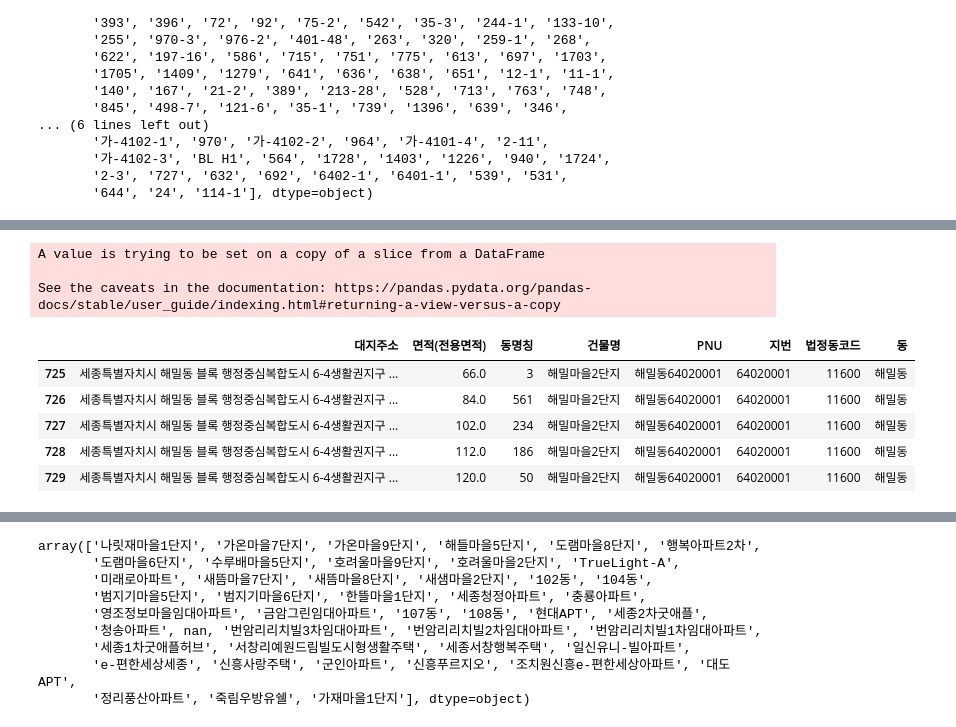
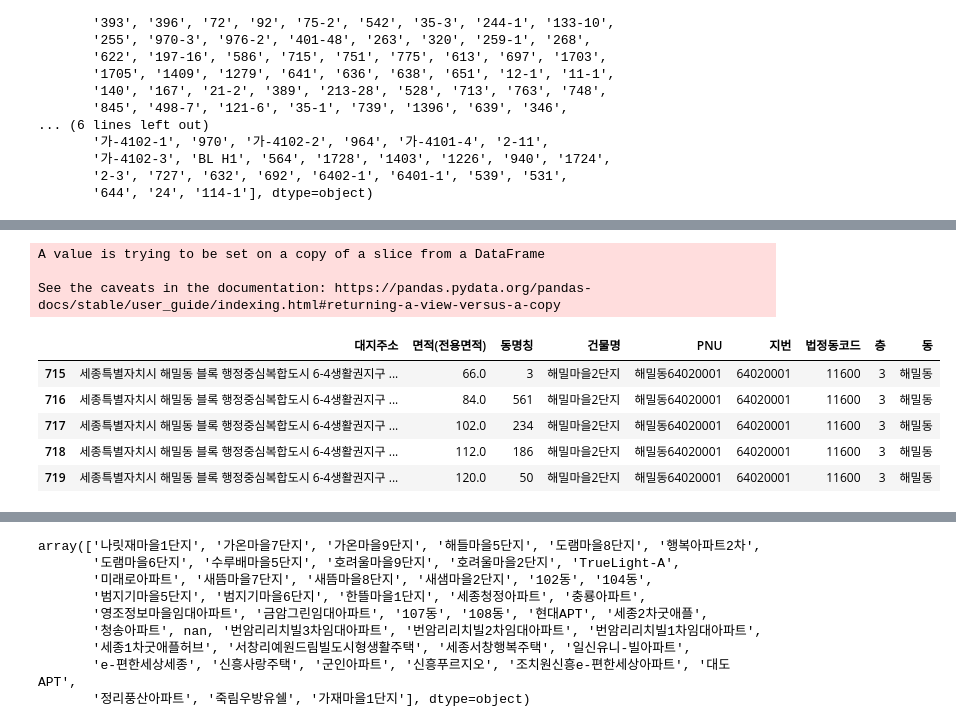
Before and after one commit to metterian/sejong-house-market-analyse, a Jupyter notebook: 전유부_아파트_정리.ipynb, the cells around one changed output, grey strips where cells are left out. Saved outputs shown, nothing was run; the diff lists cells and outputs as text; code cells hidden in the pictures.

```diff
--- a/전유부_아파트_정리.ipynb
+++ b/전유부_아파트_정리.ipynb
@@ -110,4 +119,6 @@ sample.head()
 # %%
-binwidth = 3
-plt.hist(sample['층번호'], bins=np.arange(min(sample['층번호']), max(sample['층번호']) + binwidth, binwidth), density=True, cumulative=True)
+apt_floor = apt_unit.groupby('대지주소').agg({'층번호' : 'max'})
+
+binwidth = 1
+plt.hist(apt_floor['층번호'], bins=np.arange(min(apt_floor['층번호']), max(apt_floor['층번호']) + binwidth, binwidth), density=True, cumulative = True)
 # %% [output]
@@ -120,0 +140,7 @@ plt.hist(sample['층번호'], bins=np.arange(min(sample['층번호']), max(sampl
+# %%
+bins = [0,10,19,29]
+apt_floor_new = apt_floor.reset_index()
+apt_floor_new['층'] = np.digitize(apt_floor_new['층번호'], bins)
+display(apt_floor_new.groupby('층').agg('count'))
+apt_new = pd.merge(apt_unit,apt_floor_new,on='대지주소')
+apt_new.head()
@@ -121,9 +162,10 @@ plt.hist(sample['층번호'], bins=np.arange(min(sample['층번호']), max(sampl
 # %%
 #건물별 면적으로 groupping(1231)
-apt_unit['면적(전용면적)'] = np.trunc(apt_unit['면적(전용면적)']).astype(float)
-apt_group = apt_unit.groupby(['대지주소','면적(전용면적)','호명칭']).agg({'동명칭' : 'count','건물명' : 'first','PNU' : 'first','지번' : 'first','법정동코드' : 'first',})
+apt_new['면적(전용면적)'] = np.trunc(apt_new['면적(전용면적)']).astype(float)
+apt_group = apt_new.groupby(['대지주소','면적(전용면적)']).agg({'동명칭' : 'count','건물명' : 'first','PNU' : 'first','지번' : 'first','법정동코드' : 'first','층' : 'max'})
 apt_group = apt_group.reset_index(level=[0,1])
 apt_group['동'] = apt_group['대지주소'].str.replace('세종특별자치시 ',"")
 apt_group['동'] = apt_group['동'].str.split(' ').str[1]
+
 apt_group.head()
 # %% [output]
@@ -217,7 +259,8 @@ apt_trd['번'] = apt_trd['번'].fillna(0)
 apt_trd['지'] = apt_trd['지'].fillna(0)
 apt_trd['번'] = apt_trd['번'].astype(str).str.zfill(4)
 apt_trd['지'] = apt_trd['지'].astype(str).str.zfill(4)
+apt_trd['법정동'] = apt_trd['법정동'].str.split(' ').str[0]
 apt_trd['PNU'] = apt_trd['법정동'].astype(str) + apt_trd['번'] + apt_trd['지']
-apt_trd.head()
+apt_trd.tail()
 # %% [output]
 |  | Unnamed: 0 | 거래금액 | 건축년도 | 년 | 법정동 | 아파트 | 월 | 일 | 전용면적 | 지번 | 지역코드 | ... |
@@ -249,38 +294,38 @@ for i in apt_group.index :
     dong = apt_group['동'].iloc[i][:-1]
 
     bid_new = 'pass' if type(apt_group['건물명'].iloc[i]) == float else bid_error.replace(dong,'')
-    bid_new = bid_new.replace('아파트','')
+    bid_new = bid_new.replace({'아파트'|'APT'},'')
 
     #건물명, 지번 거래정보 기준으로 교체(단, 거래가 발생한 케이스만)
     #(1). PNU 정보 기준으로 건물명 바꾸기(group의 번지가 있는 케이스)
     if pnu_value in PNU :
         apt_group['건물명'].iloc[i] = PNU.get(pnu_value)['아파트']
 
     #(2). 건물명 정보 기준으로 PNU 정보 바꾸기(group의 번지가 누락된 케이스)
     elif len(bid_df) != 0:
 
         bid = apt_trd[apt_trd['아파트'].str.contains(bid_error)].iloc[0]
         apt_group['PNU'].iloc[i] = bid['PNU']
         apt_group['지번'].iloc[i] =bid['번'] + bid['지']
 
     #(3) 건물명에 동이름이 포함된 경우, trd 기준으로 정보 변경
     elif len(apt_trd[apt_trd['아파트'].str.contains(bid_new)]) != 0 :
 
         bid = apt_trd[apt_trd['아파트'].str.contains(bid_new)].iloc[0]
         apt_group['PNU'].iloc[i] = bid['PNU']
         apt_group['지번'].iloc[i] =bid['번'] + bid['지']
 
     else :
         #print(i, apt_group['건물명'].iloc[i], apt_group['PNU'].iloc[i])
         invaild.loc[i] = apt_group.iloc[i]
 display(apt_group.tail(), invaild.head())
 # %% [output]
 A value is trying to be set on a copy of a slice from a DataFrame
 
 See the caveats in the documentation: https://pandas.pydata.org/pandas-docs/stable/user_guide/indexing.html#returning-a-view-versus-a-copy
-|  | 대지주소 | 면적(전용면적) | 동명칭 | 건물명 | PNU | 지번 | 법정동코드 | 동 |
-| 725 | 세종특별자치시 해밀동 블록 행정중심복합도시 6-4생활권지구 ... | 66.0 | 3 | 해밀마을2단지 | 해밀동64020001 | 64020001 | 11600 | 해밀동 |
-| 726 | 세종특별자치시 해밀동 블록 행정중심복합도시 6-4생활권지구 ... | 84.0 | 561 | 해밀마을2단지 | 해밀동64020001 | 64020001 | 11600 | 해밀동 |
-| 727 | 세종특별자치시 해밀동 블록 행정중심복합도시 6-4생활권지구 ... | 102.0 | 234 | 해밀마을2단지 | 해밀동64020001 | 64020001 | 11600 | 해밀동 |
-| 728 | 세종특별자치시 해밀동 블록 행정중심복합도시 6-4생활권지구 ... | 112.0 | 186 | 해밀마을2단지 | 해밀동64020001 | 64020001 | 11600 | 해밀동 |
-| 729 | 세종특별자치시 해밀동 블록 행정중심복합도시 6-4생활권지구 ... | 120.0 | 50 | 해밀마을2단지 | 해밀동64020001 | 64020001 | 11600 | 해밀동 |
+|  | 대지주소 | 면적(전용면적) | 동명칭 | 건물명 | PNU | 지번 | 법정동코드 | 층 | 동 |
+| 715 | 세종특별자치시 해밀동 블록 행정중심복합도시 6-4생활권지구 ... | 66.0 | 3 | 해밀마을2단지 | 해밀동64020001 | 64020001 | 11600 | 3 | 해밀동 |
+| 716 | 세종특별자치시 해밀동 블록 행정중심복합도시 6-4생활권지구 ... | 84.0 | 561 | 해밀마을2단지 | 해밀동64020001 | 64020001 | 11600 | 3 | 해밀동 |
+| 717 | 세종특별자치시 해밀동 블록 행정중심복합도시 6-4생활권지구 ... | 102.0 | 234 | 해밀마을2단지 | 해밀동64020001 | 64020001 | 11600 | 3 | 해밀동 |
+| 718 | 세종특별자치시 해밀동 블록 행정중심복합도시 6-4생활권지구 ... | 112.0 | 186 | 해밀마을2단지 | 해밀동64020001 | 64020001 | 11600 | 3 | 해밀동 |
+| 719 | 세종특별자치시 해밀동 블록 행정중심복합도시 6-4생활권지구 ... | 120.0 | 50 | 해밀마을2단지 | 해밀동64020001 | 64020001 | 11600 | 3 | 해밀동 |
```
Also changed, not shown: parts of 29 cells of this notebook.
